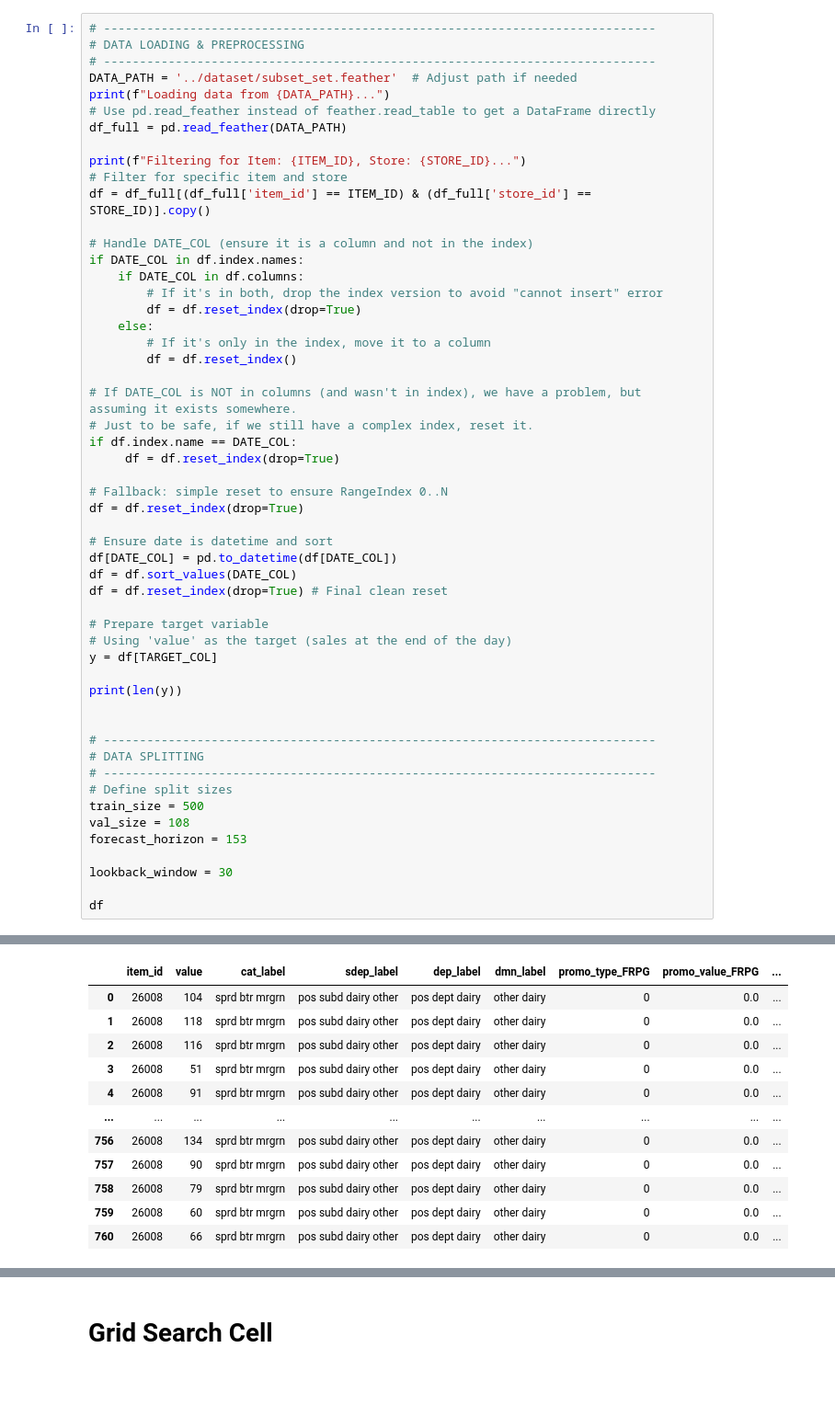
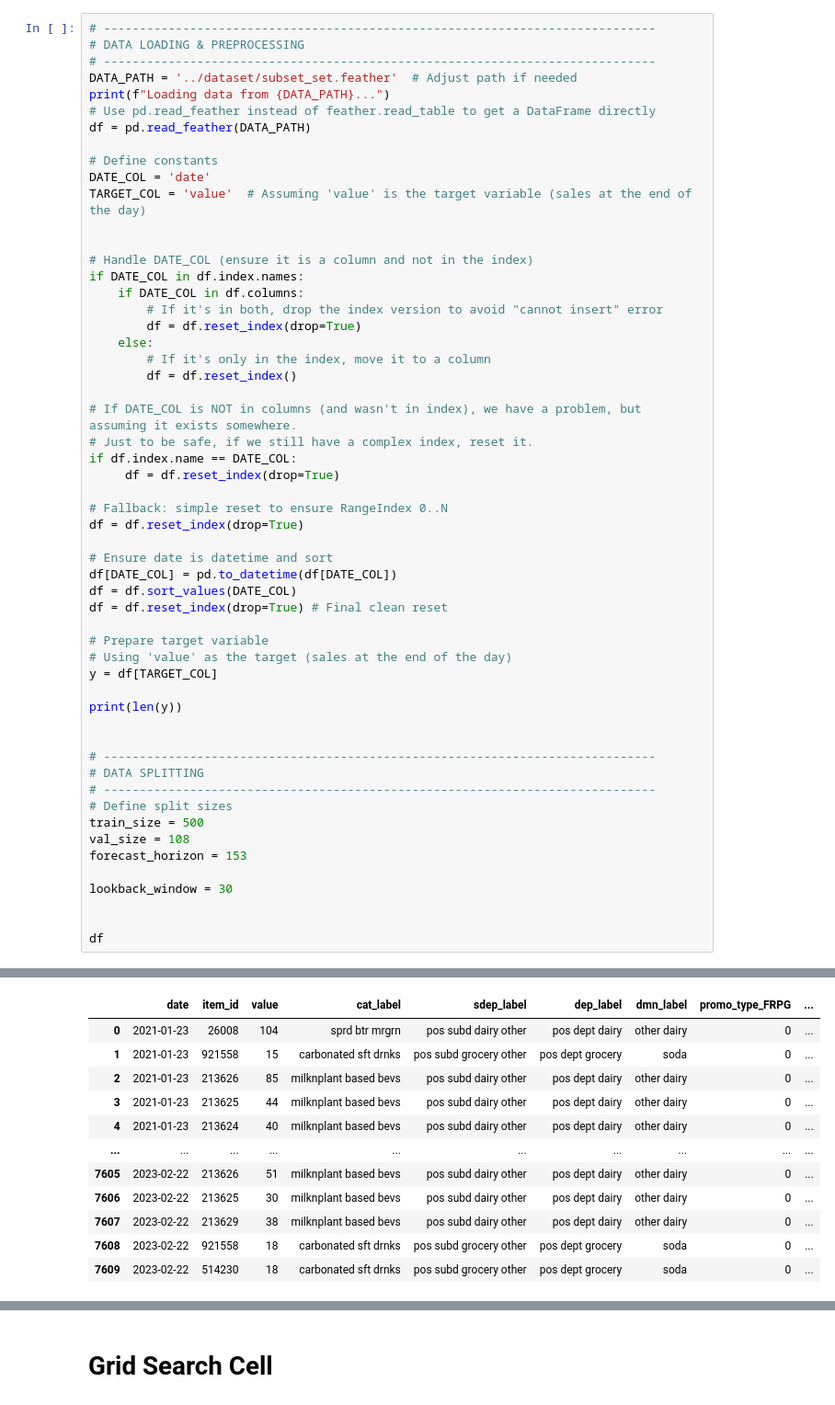
Before and after one commit to up202108724/Dissertation25-26, a Jupyter notebook: LSTM/lstm3_testing_many_products_and_seeds.ipynb, the cells around one changed output, grey strips where cells are left out. Shown at 92% size. Drawn from its saved outputs; the diff is of its cells as text.

```diff
--- a/LSTM/lstm3_testing_many_products_and_seeds.ipynb
+++ b/LSTM/lstm3_testing_many_products_and_seeds.ipynb
@@ -169,11 +57,12 @@ Using device: cpu
 DATA_PATH = '../dataset/subset_set.feather'  # Adjust path if needed
 print(f"Loading data from {DATA_PATH}...")
 # Use pd.read_feather instead of feather.read_table to get a DataFrame directly
-df_full = pd.read_feather(DATA_PATH)
+df = pd.read_feather(DATA_PATH)
 
-print(f"Filtering for Item: {ITEM_ID}, Store: {STORE_ID}...")
-# Filter for specific item and store
-df = df_full[(df_full['item_id'] == ITEM_ID) & (df_full['store_id'] == STORE_ID)].copy()
+# Define constants
+DATE_COL = 'date'
+TARGET_COL = 'value'  # Assuming 'value' is the target variable (sales at the end of the day)
+
 
 # Handle DATE_COL (ensure it is a column and not in the index)
 if DATE_COL in df.index.names:
@@ -214,6 +103,7 @@ forecast_horizon = 153
 
 lookback_window = 30
 
+
 df
 # %% [output]
 Loading data from ../dataset/subset_set.feather...
@@ -222,12 +111,12 @@ Filtering for Item: 26008, Store: 6269...
-|  | item_id | value | cat_label | sdep_label | dep_label | dmn_label | promo_type_FRPG | promo_value_FRPG | ... |
-| 0 | 26008 | 104 | sprd btr mrgrn | pos subd dairy other | pos dept dairy | other dairy | 0 | 0.0 | ... |
-| 1 | 26008 | 118 | sprd btr mrgrn | pos subd dairy other | pos dept dairy | other dairy | 0 | 0.0 | ... |
-| 2 | 26008 | 116 | sprd btr mrgrn | pos subd dairy other | pos dept dairy | other dairy | 0 | 0.0 | ... |
-| 3 | 26008 | 51 | sprd btr mrgrn | pos subd dairy other | pos dept dairy | other dairy | 0 | 0.0 | ... |
-| 4 | 26008 | 91 | sprd btr mrgrn | pos subd dairy other | pos dept dairy | other dairy | 0 | 0.0 | ... |
+|  | date | item_id | value | cat_label | sdep_label | dep_label | dmn_label | promo_type_FRPG | ... |
+| 0 | 2021-01-23 | 26008 | 104 | sprd btr mrgrn | pos subd dairy other | pos dept dairy | other dairy | 0 | ... |
+| 1 | 2021-01-23 | 921558 | 15 | carbonated sft drnks | pos subd grocery other | pos dept grocery | soda | 0 | ... |
+| 2 | 2021-01-23 | 213626 | 85 | milknplant based bevs | pos subd dairy other | pos dept dairy | other dairy | 0 | ... |
+| 3 | 2021-01-23 | 213625 | 44 | milknplant based bevs | pos subd dairy other | pos dept dairy | other dairy | 0 | ... |
+| 4 | 2021-01-23 | 213624 | 40 | milknplant based bevs | pos subd dairy other | pos dept dairy | other dairy | 0 | ... |
 | ... | ... | ... | ... | ... | ... | ... | ... | ... | ... |
-| 756 | 26008 | 134 | sprd btr mrgrn | pos subd dairy other | pos dept dairy | other dairy | 0 | 0.0 | ... |
-| 757 | 26008 | 90 | sprd btr mrgrn | pos subd dairy other | pos dept dairy | other dairy | 0 | 0.0 | ... |
-| 758 | 26008 | 79 | sprd btr mrgrn | pos subd dairy other | pos dept dairy | other dairy | 0 | 0.0 | ... |
-| 759 | 26008 | 60 | sprd btr mrgrn | pos subd dairy other | pos dept dairy | other dairy | 0 | 0.0 | ... |
-| 760 | 26008 | 66 | sprd btr mrgrn | pos subd dairy other | pos dept dairy | other dairy | 0 | 0.0 | ... |
+| 7605 | 2023-02-22 | 213626 | 51 | milknplant based bevs | pos subd dairy other | pos dept dairy | other dairy | 0 | ... |
+| 7606 | 2023-02-22 | 213625 | 30 | milknplant based bevs | pos subd dairy other | pos dept dairy | other dairy | 0 | ... |
+| 7607 | 2023-02-22 | 213629 | 38 | milknplant based bevs | pos subd dairy other | pos dept dairy | other dairy | 0 | ... |
+| 7608 | 2023-02-22 | 921558 | 18 | carbonated sft drnks | pos subd grocery other | pos dept grocery | soda | 0 | ... |
+| 7609 | 2023-02-22 | 514230 | 18 | carbonated sft drnks | pos subd grocery other | pos dept grocery | soda | 0 | ... |
```
Also changed, not shown: parts of 9 cells of this notebook.
